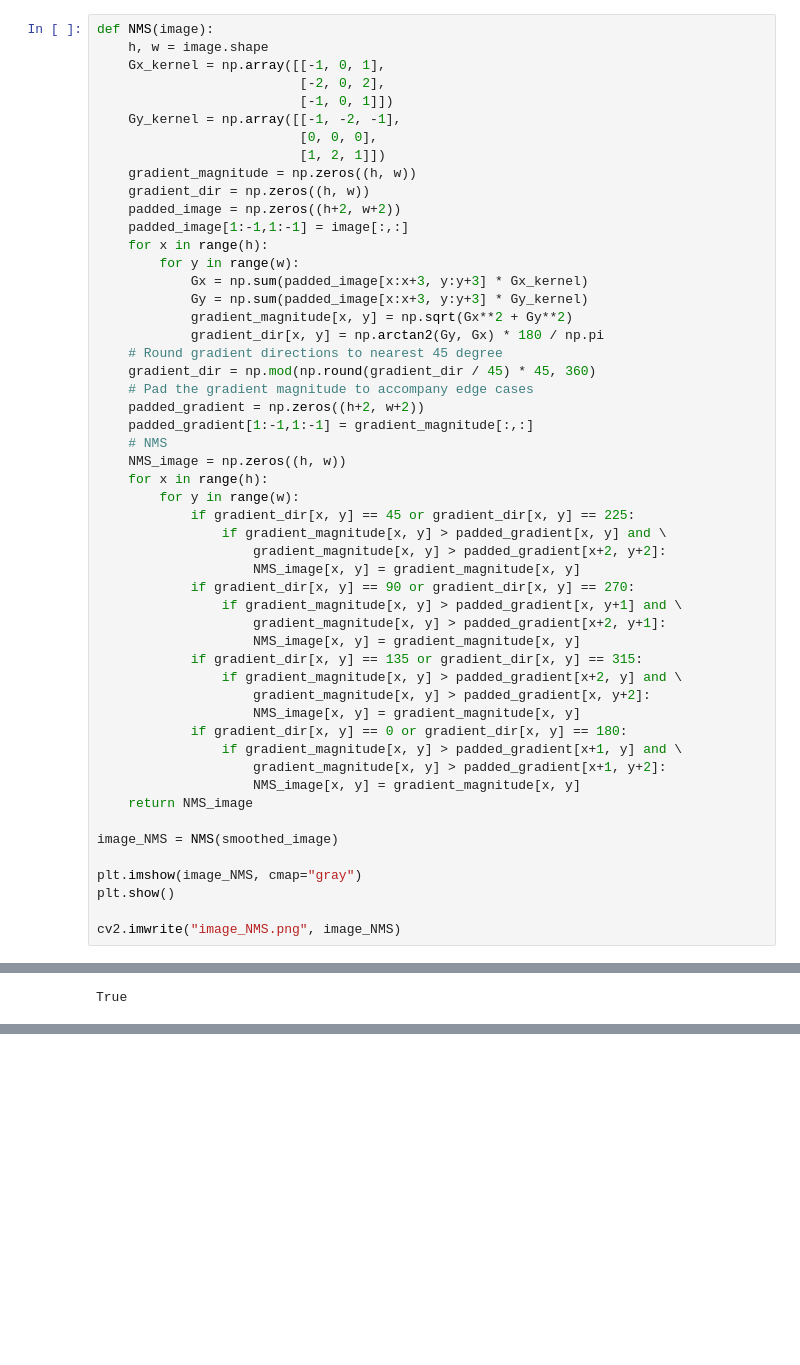
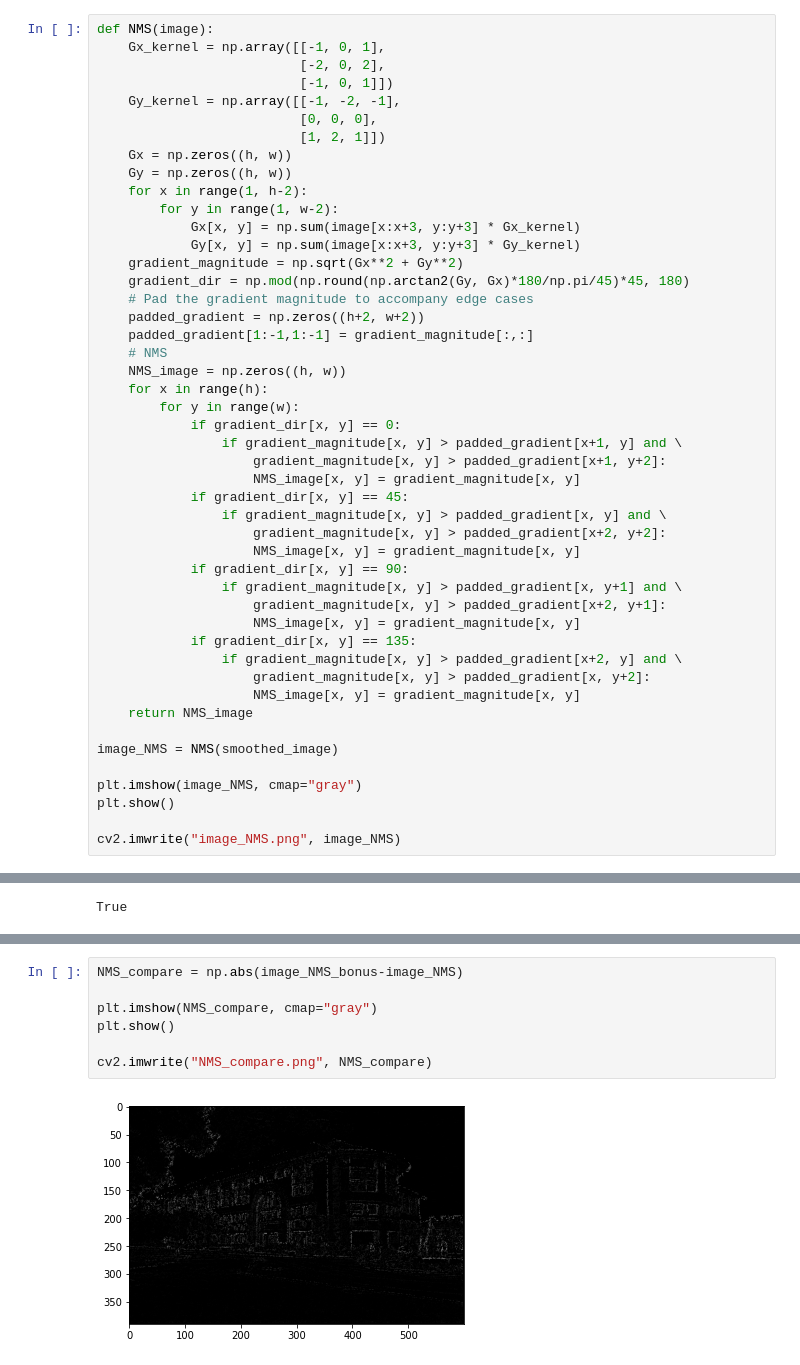
Before and after one commit to ghanbarzadeh/Course_MachineVision_2021, a Jupyter notebook: CHW1.ipynb, the cells around one changed output, grey strips where cells are left out. Saved outputs shown, nothing was run; the diff lists cells and outputs as text; blank space fills up the shorter version.

```diff
--- a/CHW1.ipynb
+++ b/CHW1.ipynb
@@ -86,25 +79,20 @@ cv2.imwrite("image_gradient.png", image_gradient)
 True
 # %%
 def NMS(image):
-    h, w = image.shape
     Gx_kernel = np.array([[-1, 0, 1],
                           [-2, 0, 2],
                           [-1, 0, 1]])
     Gy_kernel = np.array([[-1, -2, -1],
                           [0, 0, 0],
                           [1, 2, 1]])
-    gradient_magnitude = np.zeros((h, w))
-    gradient_dir = np.zeros((h, w))
-    padded_image = np.zeros((h+2, w+2))
-    padded_image[1:-1,1:-1] = image[:,:]
-    for x in range(h):
-        for y in range(w):
-            Gx = np.sum(padded_image[x:x+3, y:y+3] * Gx_kernel)
-            Gy = np.sum(padded_image[x:x+3, y:y+3] * Gy_kernel)
-            gradient_magnitude[x, y] = np.sqrt(Gx**2 + Gy**2)
-            gradient_dir[x, y] = np.arctan2(Gy, Gx) * 180 / np.pi
-    # Round gradient directions to nearest 45 degree
-    gradient_dir = np.mod(np.round(gradient_dir / 45) * 45, 360)
+    Gx = np.zeros((h, w))
+    Gy = np.zeros((h, w))
+    for x in range(1, h-2):
+        for y in range(1, w-2):
+            Gx[x, y] = np.sum(image[x:x+3, y:y+3] * Gx_kernel)
+            Gy[x, y] = np.sum(image[x:x+3, y:y+3] * Gy_kernel)
+    gradient_magnitude = np.sqrt(Gx**2 + Gy**2)
+    gradient_dir = np.mod(np.round(np.arctan2(Gy, Gx)*180/np.pi/45)*45, 180)
     # Pad the gradient magnitude to accompany edge cases
     padded_gradient = np.zeros((h+2, w+2))
     padded_gradient[1:-1,1:-1] = gradient_magnitude[:,:]
@@ -112,21 +100,21 @@ def NMS(image):
     NMS_image = np.zeros((h, w))
     for x in range(h):
         for y in range(w):
-            if gradient_dir[x, y] == 45 or gradient_dir[x, y] == 225:
+            if gradient_dir[x, y] == 0:
+                if gradient_magnitude[x, y] > padded_gradient[x+1, y] and \
+                    gradient_magnitude[x, y] > padded_gradient[x+1, y+2]:
+                    NMS_image[x, y] = gradient_magnitude[x, y]
+            if gradient_dir[x, y] == 45:
                 if gradient_magnitude[x, y] > padded_gradient[x, y] and \
                     gradient_magnitude[x, y] > padded_gradient[x+2, y+2]:
                     NMS_image[x, y] = gradient_magnitude[x, y]
-            if gradient_dir[x, y] == 90 or gradient_dir[x, y] == 270:
+            if gradient_dir[x, y] == 90:
                 if gradient_magnitude[x, y] > padded_gradient[x, y+1] and \
                     gradient_magnitude[x, y] > padded_gradient[x+2, y+1]:
                     NMS_image[x, y] = gradient_magnitude[x, y]
-            if gradient_dir[x, y] == 135 or gradient_dir[x, y] == 315:
+            if gradient_dir[x, y] == 135:
                 if gradient_magnitude[x, y] > padded_gradient[x+2, y] and \
                     gradient_magnitude[x, y] > padded_gradient[x, y+2]:
-                    NMS_image[x, y] = gradient_magnitude[x, y]
-            if gradient_dir[x, y] == 0 or gradient_dir[x, y] == 180:
-                if gradient_magnitude[x, y] > padded_gradient[x+1, y] and \
-                    gradient_magnitude[x, y] > padded_gradient[x+1, y+2]:
                     NMS_image[x, y] = gradient_magnitude[x, y]
     return NMS_image
 
@@ -144,0 +214,9 @@ True
+# %%
+NMS_compare = np.abs(image_NMS_bonus-image_NMS)
+
+plt.imshow(NMS_compare, cmap="gray")
+plt.show()
+
+cv2.imwrite("NMS_compare.png", NMS_compare)
+# %% [output]
+[figure, added]
```
Also changed, not shown: parts of 12 cells of this notebook.
